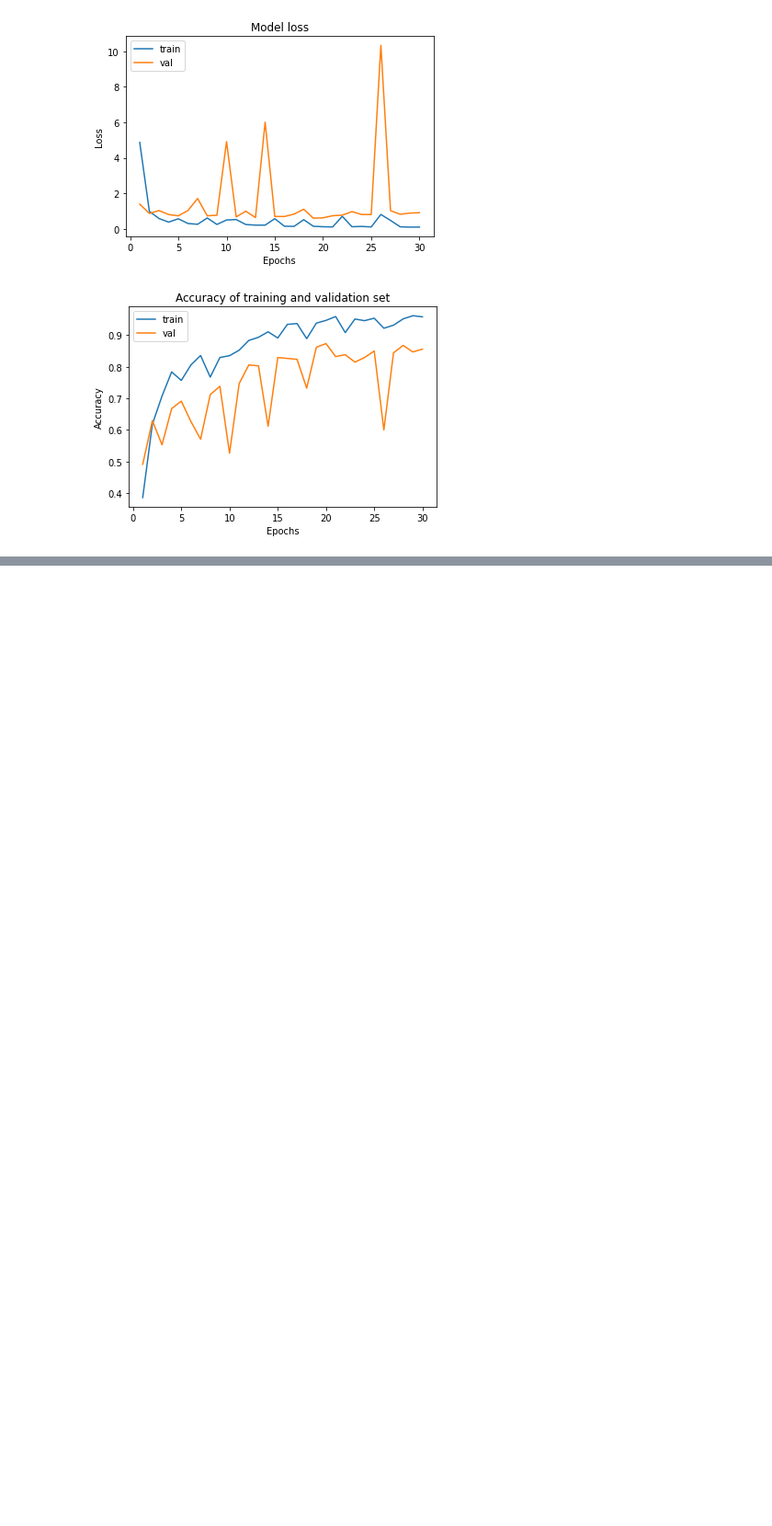
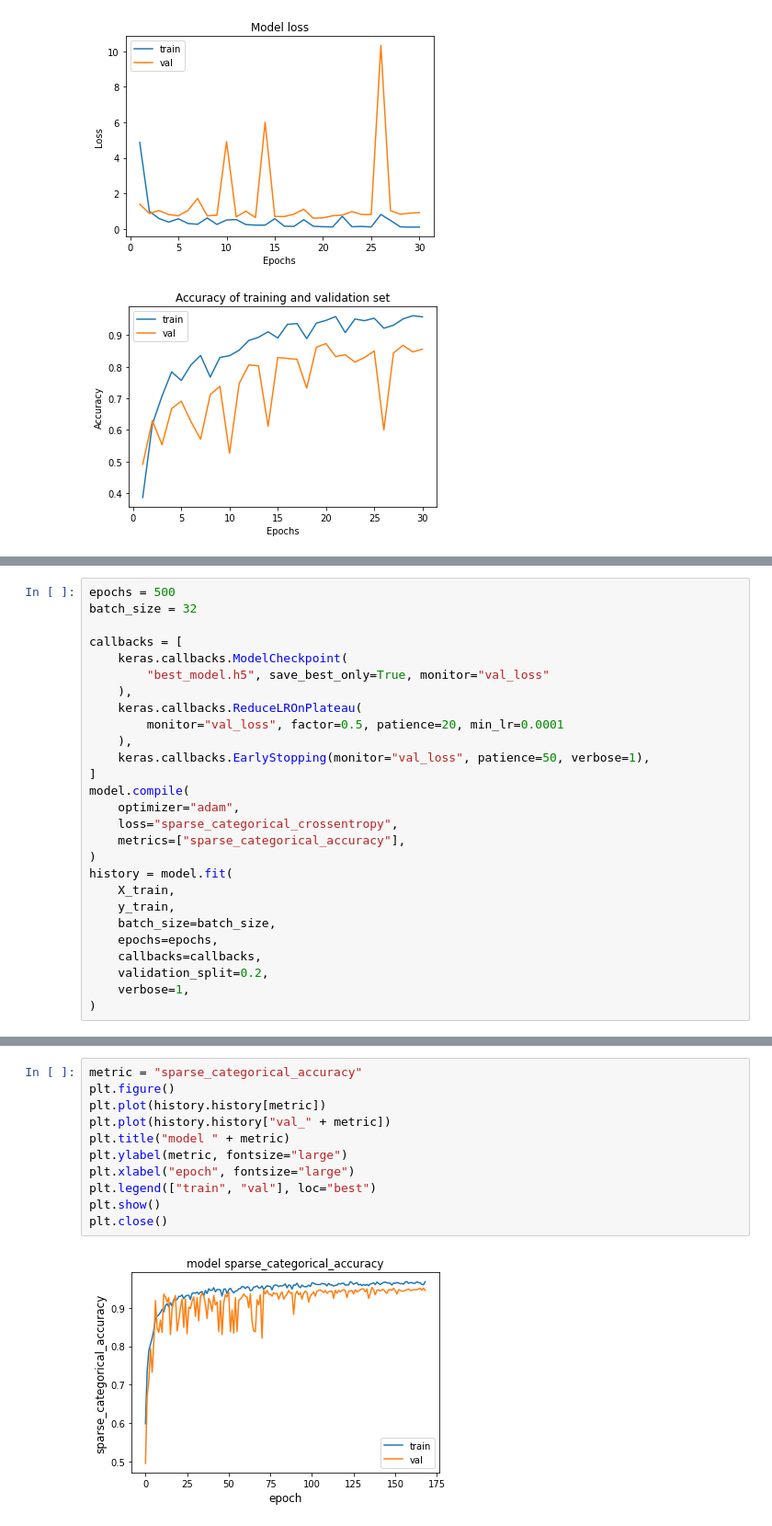
Before and after one commit to SamTremblay18/Hockey-Shot-Classification, a Jupyter notebook: CNN_Method3.ipynb, the cells around one changed output, grey strips where cells are left out. Shown at 92% size. Cells and saved outputs as stored; diff of their text form; blank space fills up the shorter version.

```diff
--- a/CNN_Method3.ipynb
+++ b/CNN_Method3.ipynb
@@ -92,0 +123,27 @@ plt.show()
+# %%
+epochs = 500
+batch_size = 32
+
+callbacks = [
+    keras.callbacks.ModelCheckpoint(
+        "best_model.h5", save_best_only=True, monitor="val_loss"
+    ),
+    keras.callbacks.ReduceLROnPlateau(
+        monitor="val_loss", factor=0.5, patience=20, min_lr=0.0001
+    ),
+    keras.callbacks.EarlyStopping(monitor="val_loss", patience=50, verbose=1),
+]
+model.compile(
+    optimizer="adam",
+    loss="sparse_categorical_crossentropy",
+    metrics=["sparse_categorical_accuracy"],
+)
+history = model.fit(
+    X_train,
+    y_train,
+    batch_size=batch_size,
+    epochs=epochs,
+    callbacks=callbacks,
+    validation_split=0.2,
+    verbose=1,
+)
@@ -92,0 +168,13 @@ plt.show()
+# %%
+metric = "sparse_categorical_accuracy"
+plt.figure()
+plt.plot(history.history[metric])
+plt.plot(history.history["val_" + metric])
+plt.title("model " + metric)
+plt.ylabel(metric, fontsize="large")
+plt.xlabel("epoch", fontsize="large")
+plt.legend(["train", "val"], loc="best")
+plt.show()
+plt.close()
+# %% [output]
+[figure, added]
```
Also changed, not shown: parts of 6 cells of this notebook.
